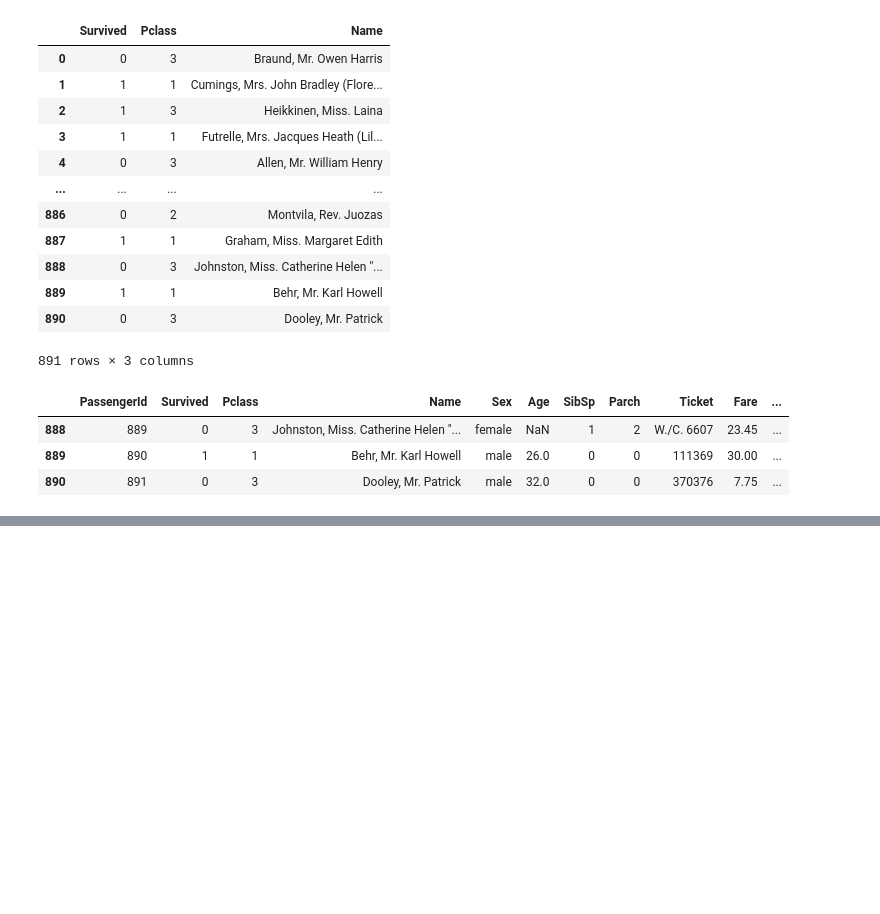
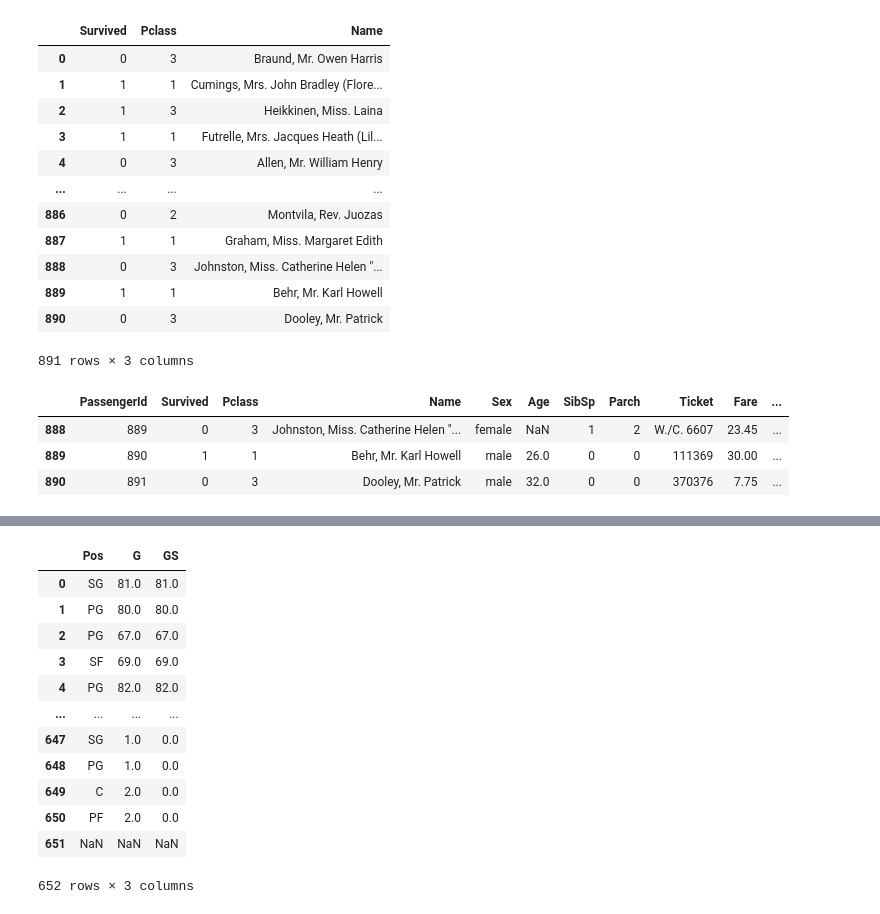
Before and after one commit to PranavAvasthi/Pandas, a Jupyter notebook: pandas_part1.ipynb, the cells around one changed output, grey strips where cells are left out. Cells and saved outputs as stored; diff of their text form; code cells hidden in the pictures; blank space fills up the shorter version.

```diff
--- a/pandas_part1.ipynb
+++ b/pandas_part1.ipynb
@@ -264,0 +339,16 @@ df2.tail(3)
+# %%
+df3[['Pos', 'G', 'GS']]
+# %% [output]
+|  | Pos | G | GS |
+| 0 | SG | 81.0 | 81.0 |
+| 1 | PG | 80.0 | 80.0 |
+| 2 | PG | 67.0 | 67.0 |
+| 3 | SF | 69.0 | 69.0 |
+| 4 | PG | 82.0 | 82.0 |
+| ... | ... | ... | ... |
+| 647 | SG | 1.0 | 0.0 |
+| 648 | PG | 1.0 | 0.0 |
+| 649 | C | 2.0 | 0.0 |
+| 650 | PF | 2.0 | 0.0 |
+| 651 | NaN | NaN | NaN |
+652 rows × 3 columns
```
Also changed, not shown: parts of 10 cells of this notebook, 1 other file.
